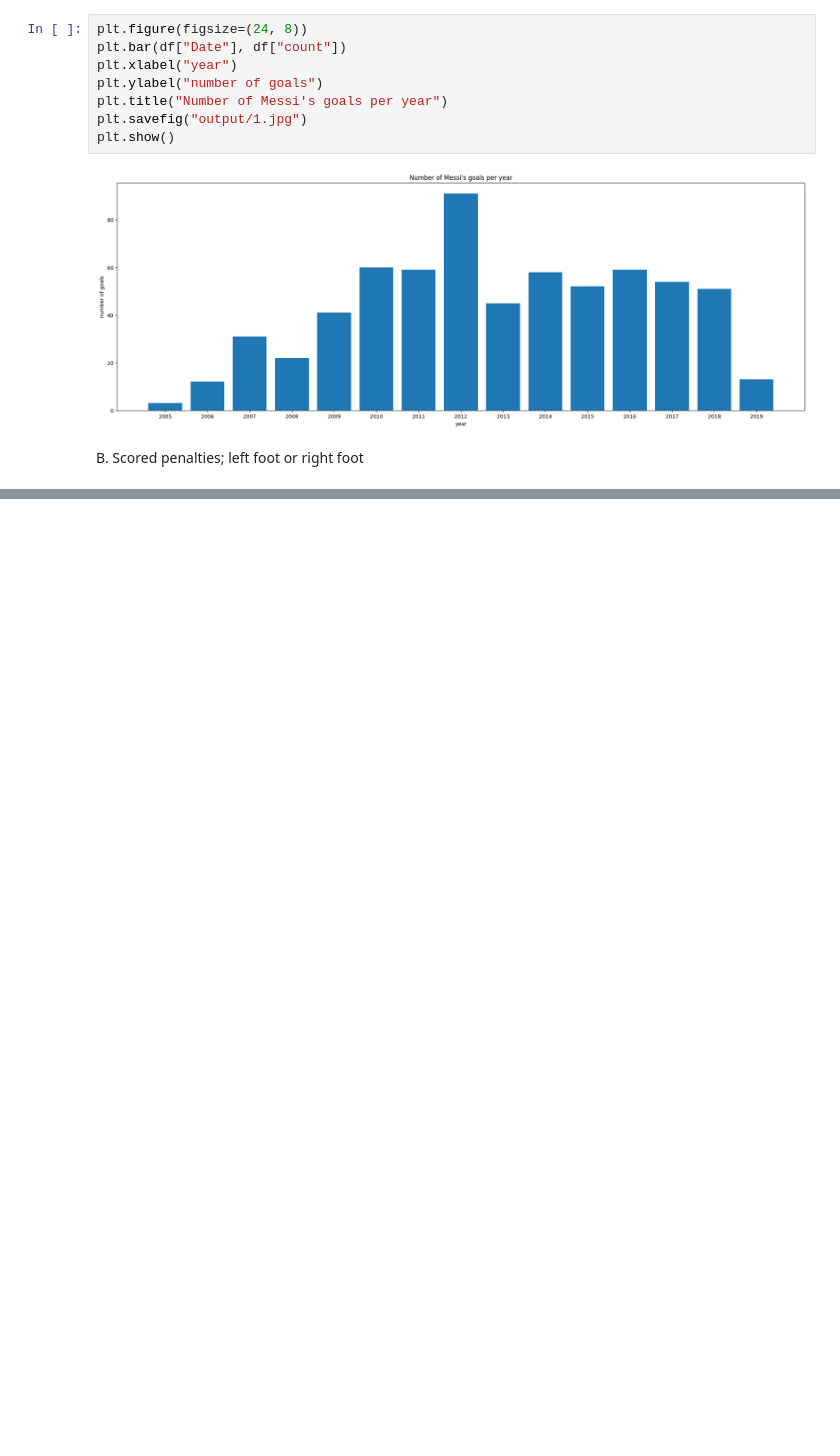
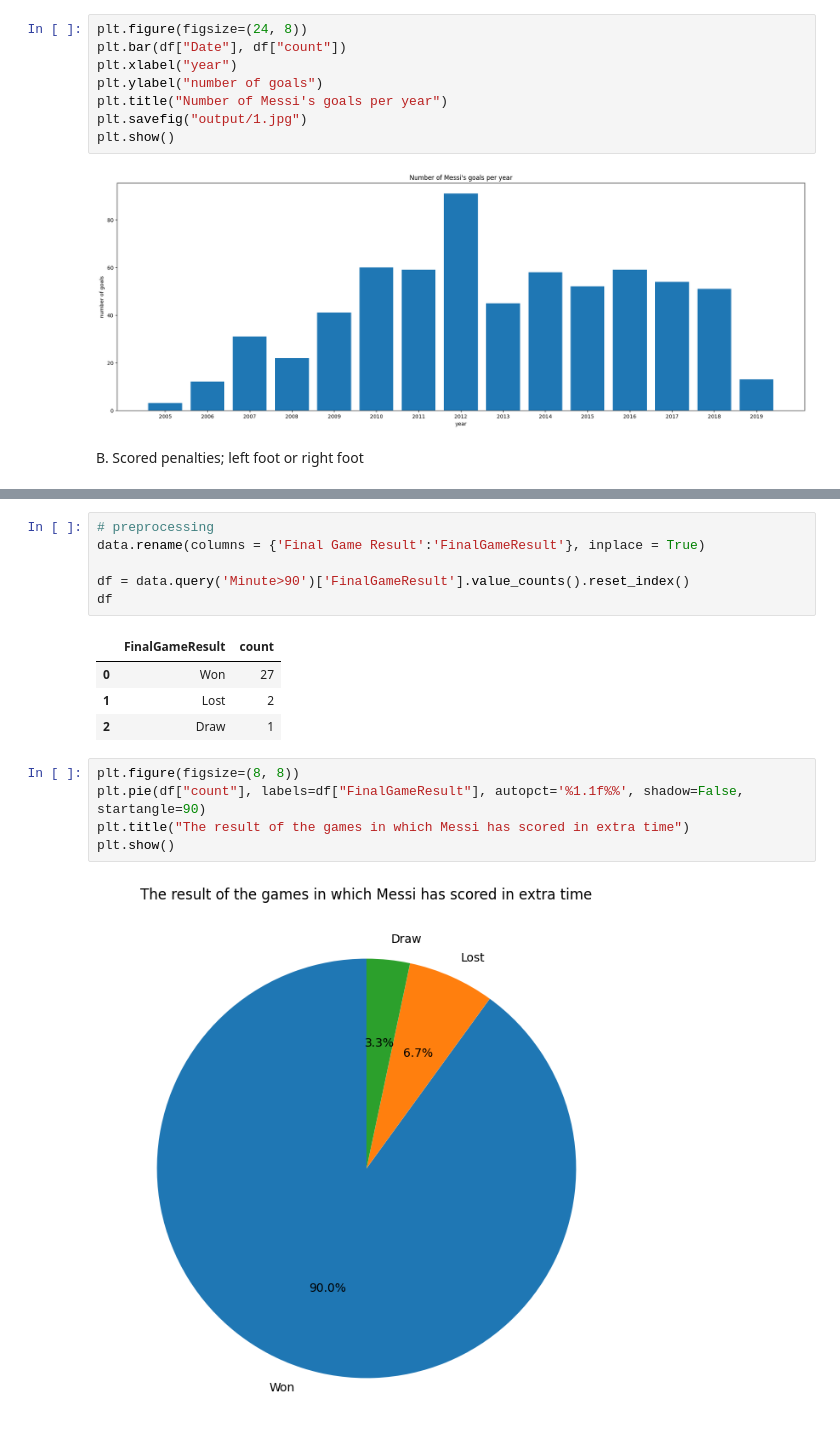
Before and after one commit to MahdiAhmadiKamal/PyLearn7-Data-Science, a Jupyter notebook: PyLearn7-Assignment40/Lionel Messi goals data analysis/messi.ipynb, the cells around one changed output, grey strips where cells are left out. Saved outputs shown, nothing was run; the diff lists cells and outputs as text; blank space fills up the shorter version.

```diff
--- a/PyLearn7-Assignment40/Lionel Messi goals analysis/messi.ipynb
+++ b/PyLearn7-Assignment40/Lionel Messi goals data analysis/messi.ipynb
@@ -159,0 +171,18 @@ plt.show()
+# %%
+# preprocessing
+data.rename(columns = {'Final Game Result':'FinalGameResult'}, inplace = True)
+
+df = data.query('Minute>90')['FinalGameResult'].value_counts().reset_index()
+df
+# %% [output]
+|  | FinalGameResult | count |
+| 0 | Won | 27 |
+| 1 | Lost | 2 |
+| 2 | Draw | 1 |
+# %%
+plt.figure(figsize=(8, 8))
+plt.pie(df["count"], labels=df["FinalGameResult"], autopct='%1.1f%%', shadow=False, startangle=90)
+plt.title("The result of the games in which Messi has scored in extra time")
+plt.show()
+# %% [output]
+[figure, added]
```
Also changed, not shown: parts of 4 cells of this notebook, 13 other files.
